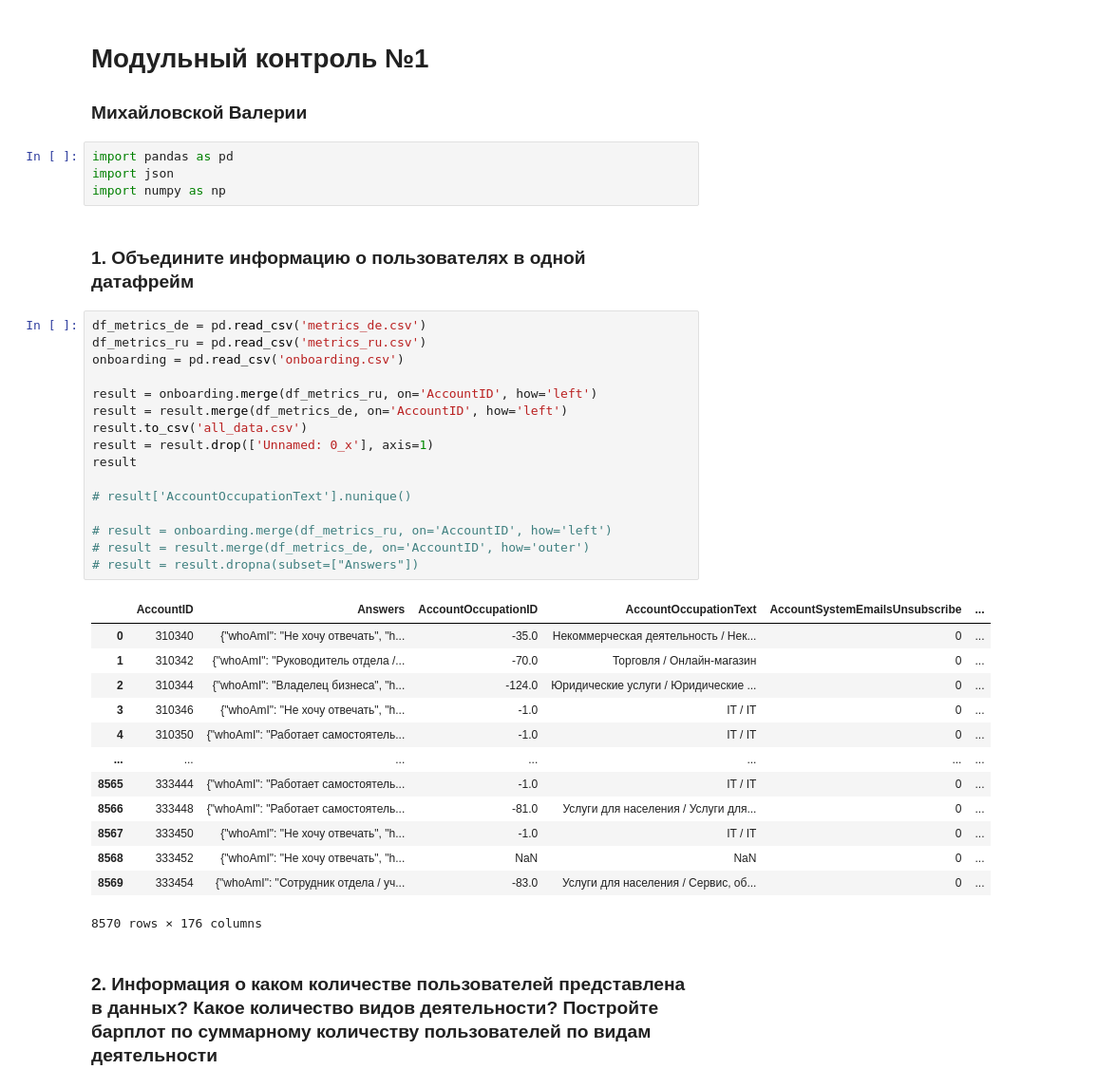
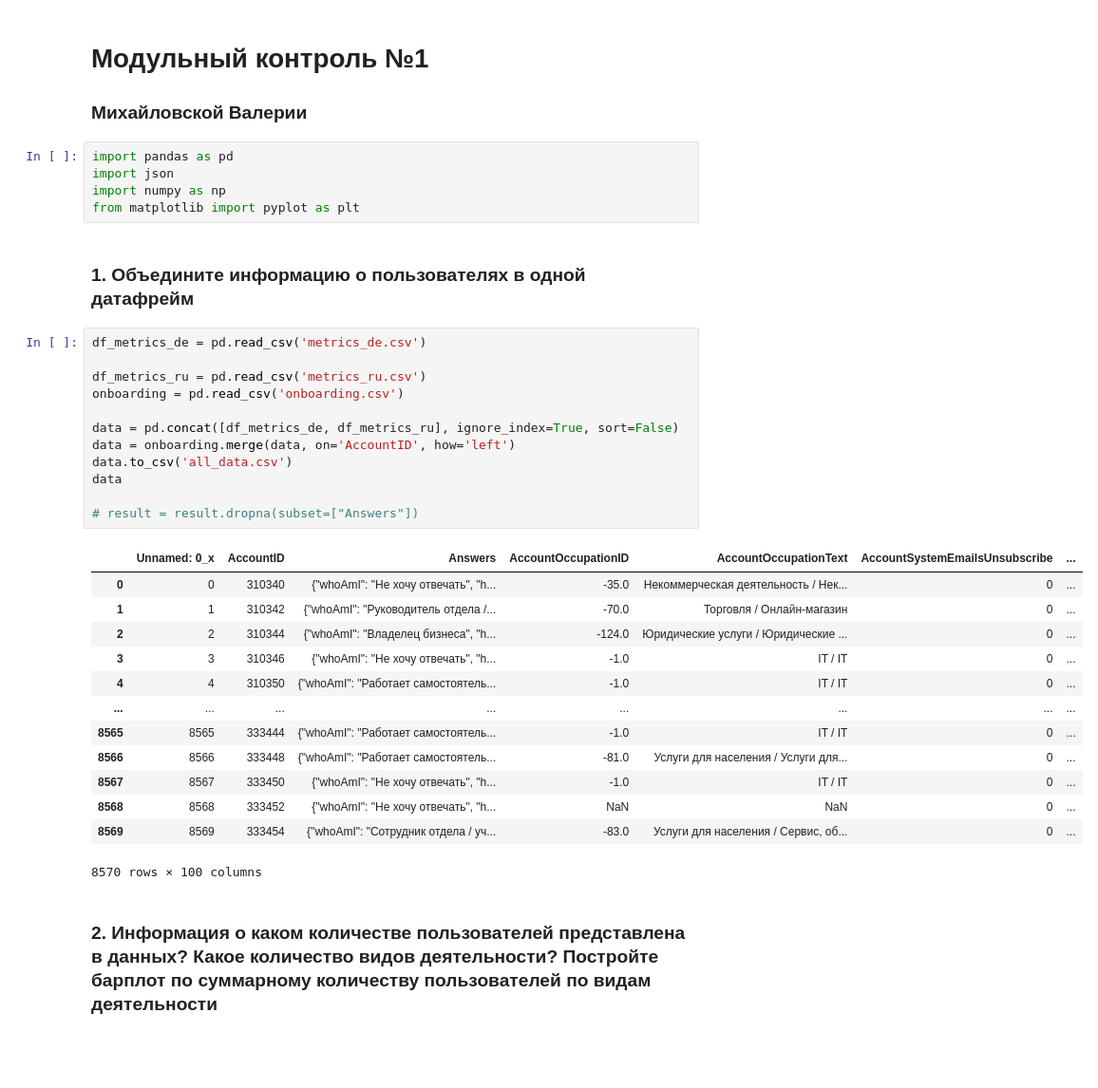
Before and after one commit to CuteLer/recommendation_systems_modul, a Jupyter notebook: main.ipynb, the cells around one changed output. Shown at 95% size. Saved outputs shown, nothing was run; the diff lists cells and outputs as text; blank space fills up the shorter version.

```diff
--- a/main.ipynb
+++ b/main.ipynb
@@ -5,38 +5,35 @@
 import pandas as pd
 import json
 import numpy as np
+from matplotlib import pyplot as plt
 # %% [markdown]
 ### 1. Объедините информацию о пользователях в одной датафрейм
 # %%
 df_metrics_de = pd.read_csv('metrics_de.csv')
+
 df_metrics_ru = pd.read_csv('metrics_ru.csv')
 onboarding = pd.read_csv('onboarding.csv')
 
-result = onboarding.merge(df_metrics_ru, on='AccountID', how='left')
-result = result.merge(df_metrics_de, on='AccountID', how='left')
-result.to_csv('all_data.csv')
-result = result.drop(['Unnamed: 0_x'], axis=1)
-result
+data = pd.concat([df_metrics_de, df_metrics_ru], ignore_index=True, sort=False)
+data = onboarding.merge(data, on='AccountID', how='left')
+data.to_csv('all_data.csv')
+data
 
-# result['AccountOccupationText'].nunique()
-
-# result = onboarding.merge(df_metrics_ru, on='AccountID', how='left')
-# result = result.merge(df_metrics_de, on='AccountID', how='outer')
 # result = result.dropna(subset=["Answers"])
 # %% [output]
-|  | AccountID | Answers | AccountOccupationID | AccountOccupationText | AccountSystemEmailsUnsubscribe | ... |
-| 0 | 310340 | {"whoAmI": "Не хочу отвечать", "h... | -35.0 | Некоммерческая деятельность / Нек... | 0 | ... |
-| 1 | 310342 | {"whoAmI": "Руководитель отдела /... | -70.0 | Торговля / Онлайн-магазин | 0 | ... |
-| 2 | 310344 | {"whoAmI": "Владелец бизнеса", "h... | -124.0 | Юридические услуги / Юридические ... | 0 | ... |
-| 3 | 310346 | {"whoAmI": "Не хочу отвечать", "h... | -1.0 | IT / IT | 0 | ... |
-| 4 | 310350 | {"whoAmI": "Работает самостоятель... | -1.0 | IT / IT | 0 | ... |
-| ... | ... | ... | ... | ... | ... | ... |
-| 8565 | 333444 | {"whoAmI": "Работает самостоятель... | -1.0 | IT / IT | 0 | ... |
-| 8566 | 333448 | {"whoAmI": "Работает самостоятель... | -81.0 | Услуги для населения / Услуги для... | 0 | ... |
-| 8567 | 333450 | {"whoAmI": "Не хочу отвечать", "h... | -1.0 | IT / IT | 0 | ... |
-| 8568 | 333452 | {"whoAmI": "Не хочу отвечать", "h... | NaN | NaN | 0 | ... |
-| 8569 | 333454 | {"whoAmI": "Сотрудник отдела / уч... | -83.0 | Услуги для населения / Сервис, об... | 0 | ... |
+|  | Unnamed: 0_x | AccountID | Answers | AccountOccupationID | AccountOccupationText | AccountSystemEmailsUnsubscribe | ... |
+| 0 | 0 | 310340 | {"whoAmI": "Не хочу отвечать", "h... | -35.0 | Некоммерческая деятельность / Нек... | 0 | ... |
+| 1 | 1 | 310342 | {"whoAmI": "Руководитель отдела /... | -70.0 | Торговля / Онлайн-магазин | 0 | ... |
+| 2 | 2 | 310344 | {"whoAmI": "Владелец бизнеса", "h... | -124.0 | Юридические услуги / Юридические ... | 0 | ... |
+| 3 | 3 | 310346 | {"whoAmI": "Не хочу отвечать", "h... | -1.0 | IT / IT | 0 | ... |
+| 4 | 4 | 310350 | {"whoAmI": "Работает самостоятель... | -1.0 | IT / IT | 0 | ... |
+| ... | ... | ... | ... | ... | ... | ... | ... |
+| 8565 | 8565 | 333444 | {"whoAmI": "Работает самостоятель... | -1.0 | IT / IT | 0 | ... |
+| 8566 | 8566 | 333448 | {"whoAmI": "Работает самостоятель... | -81.0 | Услуги для населения / Услуги для... | 0 | ... |
+| 8567 | 8567 | 333450 | {"whoAmI": "Не хочу отвечать", "h... | -1.0 | IT / IT | 0 | ... |
+| 8568 | 8568 | 333452 | {"whoAmI": "Не хочу отвечать", "h... | NaN | NaN | 0 | ... |
+| 8569 | 8569 | 333454 | {"whoAmI": "Сотрудник отдела / уч... | -83.0 | Услуги для населения / Сервис, об... | 0 | ... |
-8570 rows × 176 columns
+8570 rows × 100 columns
 # %% [markdown]
 ### 2. Информация о каком количестве пользователей представлена в данных? Какое количество видов деятельности? Постройте барплот по суммарному количеству пользователей по видам деятельности
 # %%
```
Also changed, not shown: parts of 3 cells of this notebook, 2 other files.
